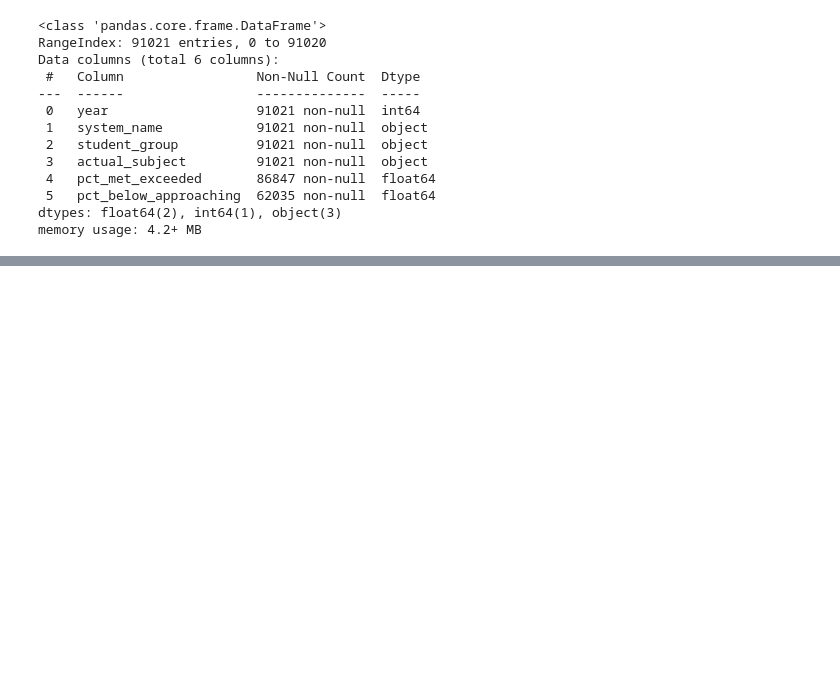
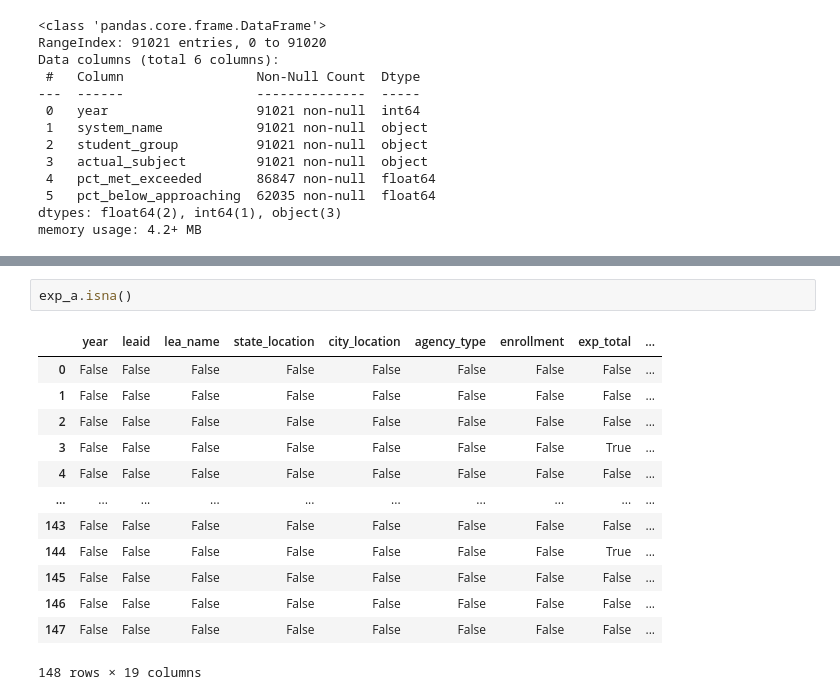
Before and after one commit to jmcapps/education_capstone, a Jupyter notebook: notebooks/test.ipynb, the cells around one changed output, grey strips where cells are left out. Saved outputs shown, nothing was run; the diff lists cells and outputs as text; blank space fills up the shorter version.

```diff
--- a/notebooks/test.ipynb
+++ b/notebooks/test.ipynb
@@ -1680,0 +1730,16 @@ combined_df.to_excel('combined_table.xlsx', index=False)
+# %%
+exp_a.isna()
+# %% [output]
+|  | year | leaid | lea_name | state_location | city_location | agency_type | enrollment | exp_total | ... |
+| 0 | False | False | False | False | False | False | False | False | ... |
+| 1 | False | False | False | False | False | False | False | False | ... |
+| 2 | False | False | False | False | False | False | False | False | ... |
+| 3 | False | False | False | False | False | False | False | True | ... |
+| 4 | False | False | False | False | False | False | False | False | ... |
+| ... | ... | ... | ... | ... | ... | ... | ... | ... | ... |
+| 143 | False | False | False | False | False | False | False | False | ... |
+| 144 | False | False | False | False | False | False | False | True | ... |
+| 145 | False | False | False | False | False | False | False | False | ... |
+| 146 | False | False | False | False | False | False | False | False | ... |
+| 147 | False | False | False | False | False | False | False | False | ... |
+148 rows × 19 columns
```
Also changed, not shown: parts of 29 cells of this notebook, 5 other files.
